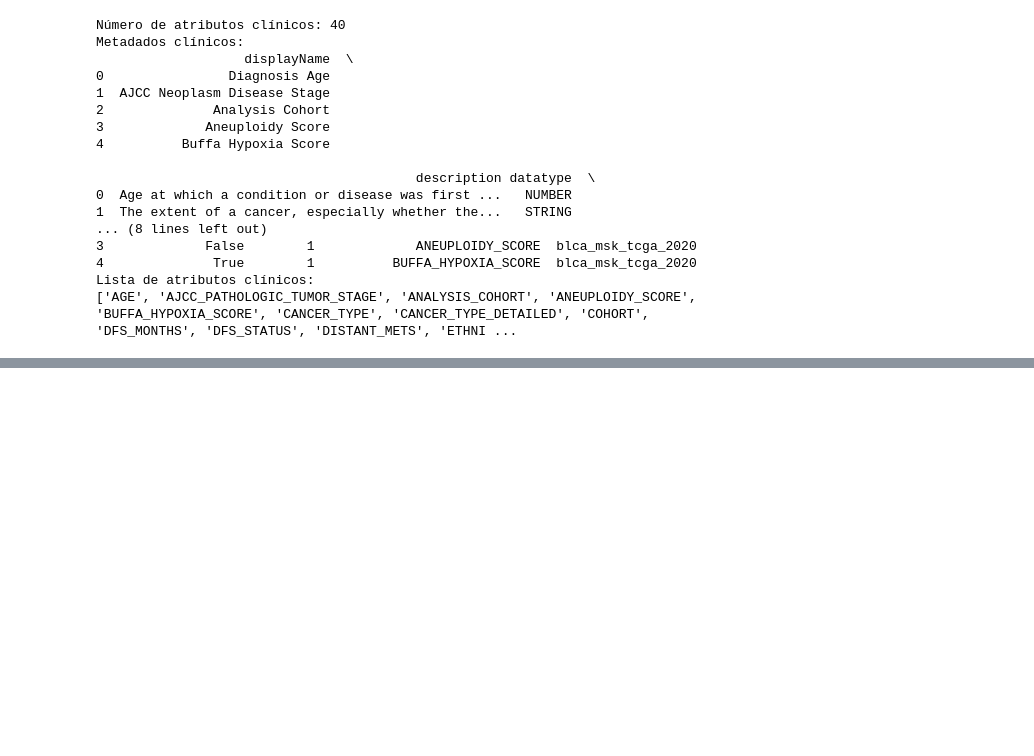
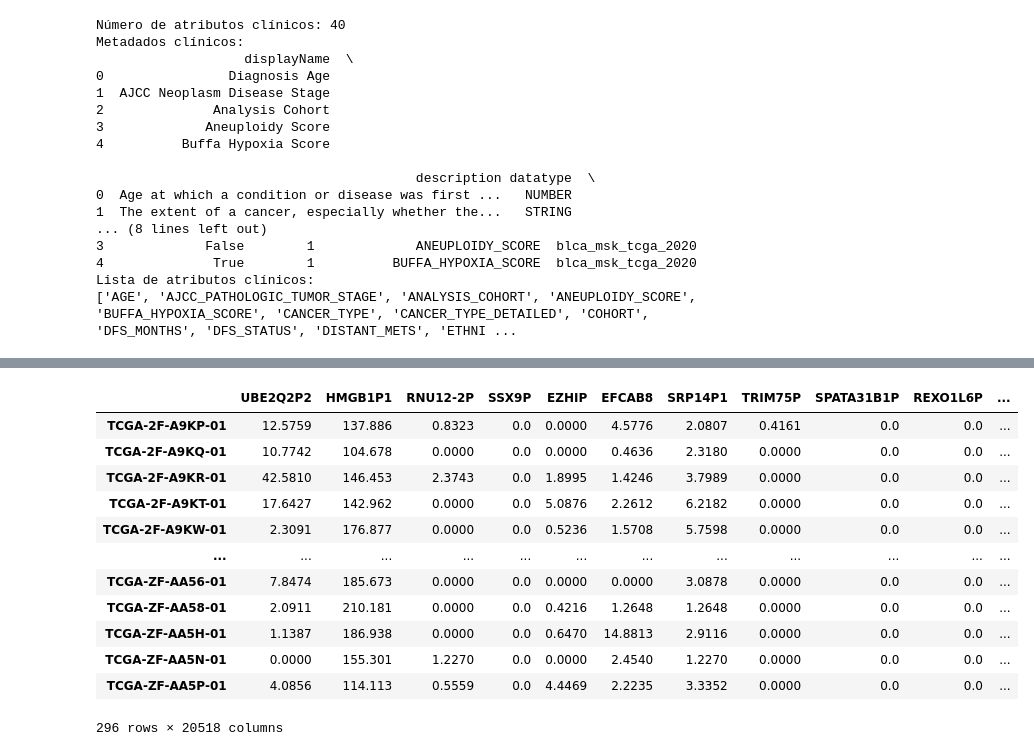
Before and after one commit to tiagomiranda24/Ext_Conhe_Dados_Biologicos, a Jupyter notebook: trabalho_fase3_python.ipynb, the cells around one changed output, grey strips where cells are left out. Drawn from its saved outputs; the diff is of its cells as text; code cells hidden in the pictures; blank space fills up the shorter version.

```diff
--- a/trabalho_fase3_python.ipynb
+++ b/trabalho_fase3_python.ipynb
@@ -230,0 +253,18 @@ data_mrnaseq
+# %%
+data_mrnaseq.rename_axis('', inplace=True)  # Remove o nome 'Hugo_Symbol' do índice
+data_mrnaseq = data_mrnaseq.transpose()     # Faz a transposta do dataframe (NOTA: correr este código novamente reverte a transposta, se se enganar no código, corre a leitura do 'data_mrnaseq' primeiro!!!)
+data_mrnaseq
+# %% [output]
+|  | UBE2Q2P2 | HMGB1P1 | RNU12-2P | SSX9P | EZHIP | EFCAB8 | SRP14P1 | TRIM75P | SPATA31B1P | REXO1L6P | ... |
+| TCGA-2F-A9KP-01 | 12.5759 | 137.886 | 0.8323 | 0.0 | 0.0000 | 4.5776 | 2.0807 | 0.4161 | 0.0 | 0.0 | ... |
+| TCGA-2F-A9KQ-01 | 10.7742 | 104.678 | 0.0000 | 0.0 | 0.0000 | 0.4636 | 2.3180 | 0.0000 | 0.0 | 0.0 | ... |
+| TCGA-2F-A9KR-01 | 42.5810 | 146.453 | 2.3743 | 0.0 | 1.8995 | 1.4246 | 3.7989 | 0.0000 | 0.0 | 0.0 | ... |
+| TCGA-2F-A9KT-01 | 17.6427 | 142.962 | 0.0000 | 0.0 | 5.0876 | 2.2612 | 6.2182 | 0.0000 | 0.0 | 0.0 | ... |
+| TCGA-2F-A9KW-01 | 2.3091 | 176.877 | 0.0000 | 0.0 | 0.5236 | 1.5708 | 5.7598 | 0.0000 | 0.0 | 0.0 | ... |
+| ... | ... | ... | ... | ... | ... | ... | ... | ... | ... | ... | ... |
+| TCGA-ZF-AA56-01 | 7.8474 | 185.673 | 0.0000 | 0.0 | 0.0000 | 0.0000 | 3.0878 | 0.0000 | 0.0 | 0.0 | ... |
+| TCGA-ZF-AA58-01 | 2.0911 | 210.181 | 0.0000 | 0.0 | 0.4216 | 1.2648 | 1.2648 | 0.0000 | 0.0 | 0.0 | ... |
+| TCGA-ZF-AA5H-01 | 1.1387 | 186.938 | 0.0000 | 0.0 | 0.6470 | 14.8813 | 2.9116 | 0.0000 | 0.0 | 0.0 | ... |
+| TCGA-ZF-AA5N-01 | 0.0000 | 155.301 | 1.2270 | 0.0 | 0.0000 | 2.4540 | 1.2270 | 0.0000 | 0.0 | 0.0 | ... |
+| TCGA-ZF-AA5P-01 | 4.0856 | 114.113 | 0.5559 | 0.0 | 4.4469 | 2.2235 | 3.3352 | 0.0000 | 0.0 | 0.0 | ... |
+296 rows × 20518 columns
```
Also changed, not shown: parts of 8 cells of this notebook.
